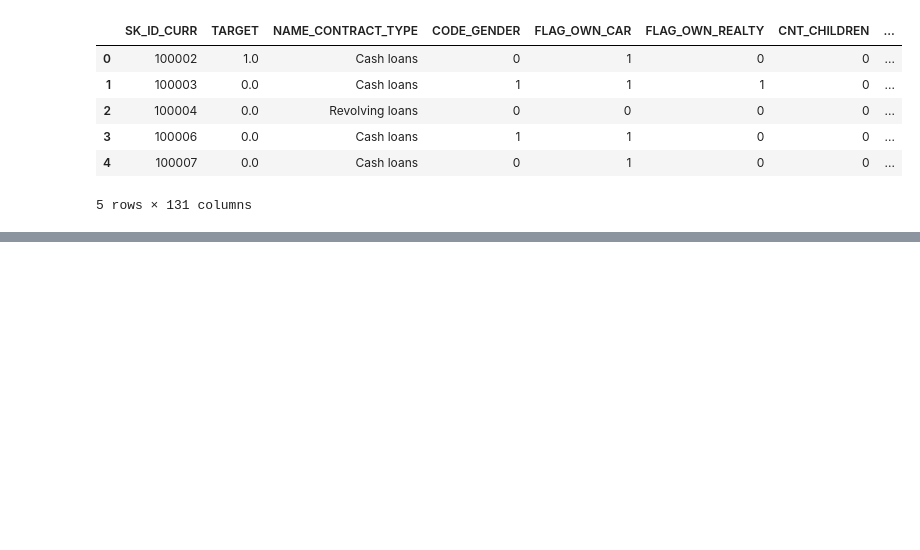
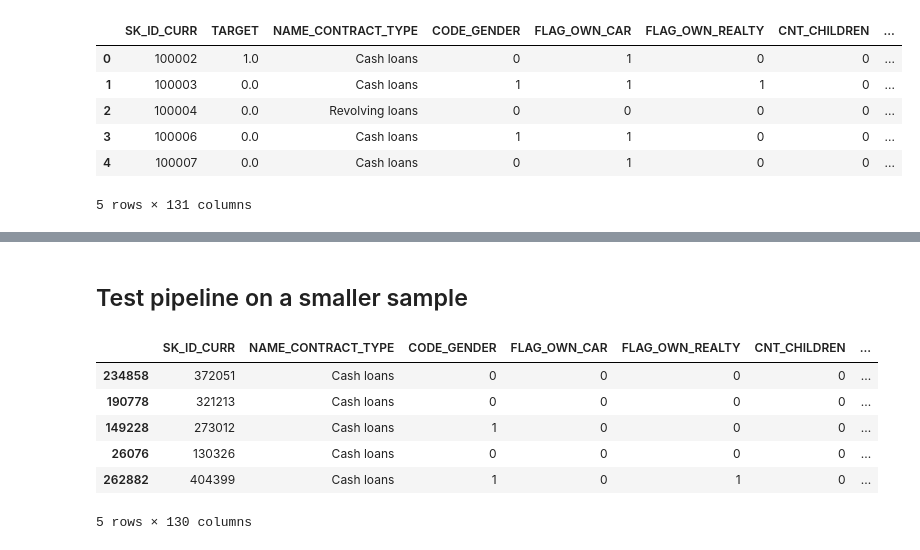
Before and after one commit to DSEI21000-S21/project-home-credit, a Jupyter notebook: experiments/eyob/model.ipynb, the cells around one changed output, grey strips where cells are left out. Saved outputs shown, nothing was run; the diff lists cells and outputs as text; code cells hidden in the pictures; blank space fills up the shorter version.

```diff
--- a/experiments/eyob/model.ipynb
+++ b/experiments/eyob/model.ipynb
@@ -684,0 +712,13 @@ False
+# %% [markdown]
+## Test pipeline on a smaller sample
+# %%
+X_trs = X_train.sample(1000)
+X_trs.head()
+# %% [output]
+|  | SK_ID_CURR | NAME_CONTRACT_TYPE | CODE_GENDER | FLAG_OWN_CAR | FLAG_OWN_REALTY | CNT_CHILDREN | ... |
+| 234858 | 372051 | Cash loans | 0 | 0 | 0 | 0 | ... |
+| 190778 | 321213 | Cash loans | 0 | 0 | 0 | 0 | ... |
+| 149228 | 273012 | Cash loans | 1 | 0 | 0 | 0 | ... |
+| 26076 | 130326 | Cash loans | 0 | 0 | 0 | 0 | ... |
+| 262882 | 404399 | Cash loans | 1 | 0 | 1 | 0 | ... |
+5 rows × 130 columns
```
Also changed, not shown: parts of 22 cells of this notebook.
